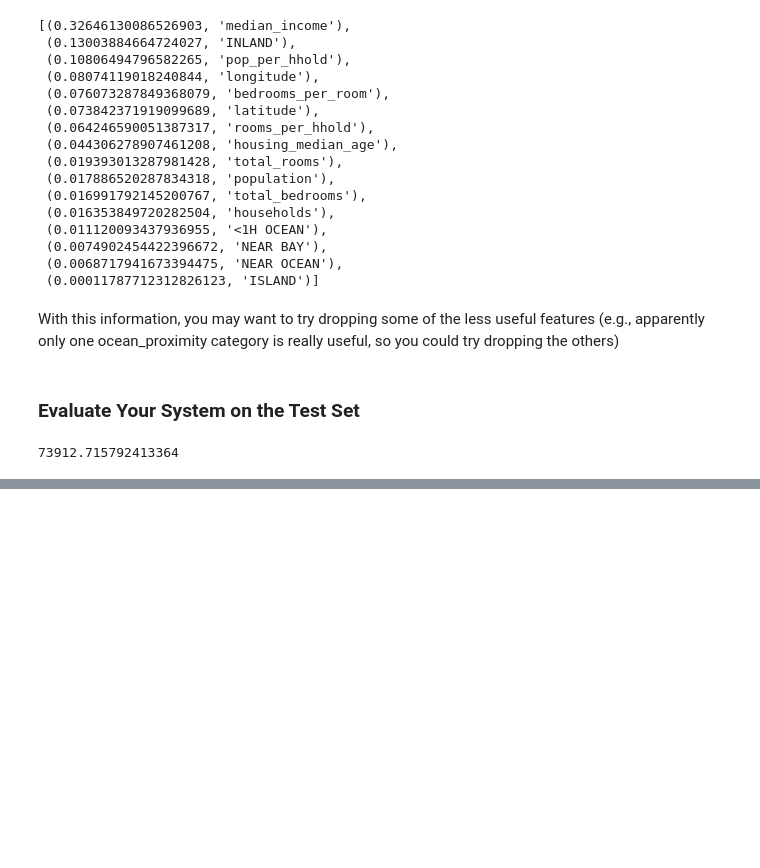
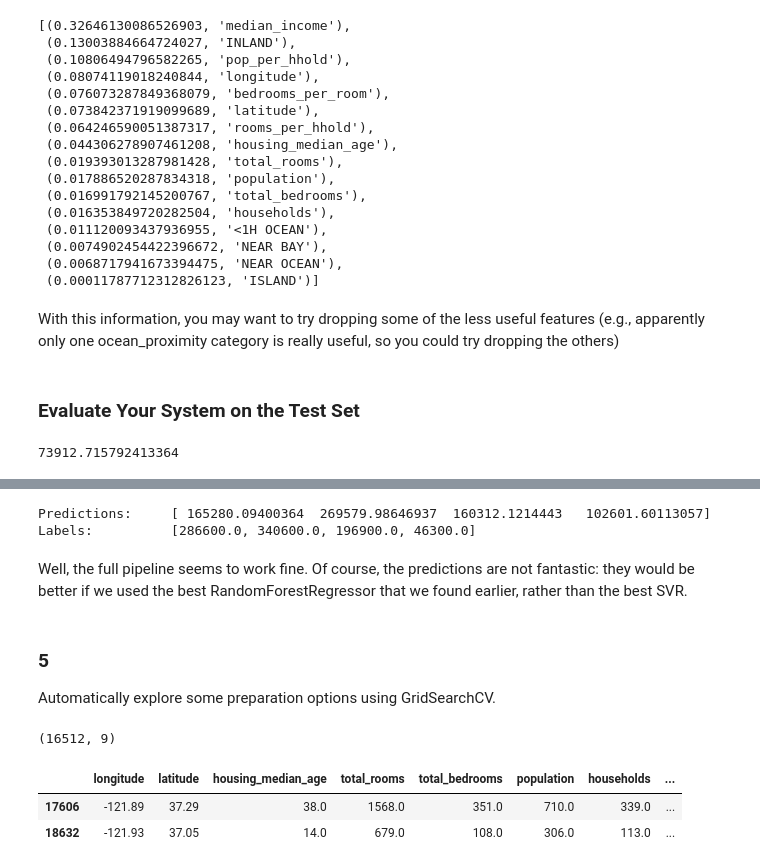
Before and after one commit to ozlerhakan/deep-learning-notes, a Jupyter notebook: Hands-On Machine Learning with Scikit-Learn and TensorFlow/2-end-to-end-machine-learning-project.ipynb, the cells around one changed output, grey strips where cells are left out. Saved outputs shown, nothing was run; the diff lists cells and outputs as text; code cells hidden in the pictures; blank space fills up the shorter version.

```diff
--- a/Hands-On Machine Learning with Scikit-Learn and TensorFlow/2-end-to-end-machine-learning-project.ipynb
+++ b/Hands-On Machine Learning with Scikit-Learn and TensorFlow/2-end-to-end-machine-learning-project.ipynb
@@ -907,0 +1165,15 @@ from sklearn.svm import SVR
+# %%
+from sklearn.base import BaseEstimator, TransformerMixin
+
+def indices_of_top_k(arr, k):
+    return np.sort(np.argpartition(np.array(arr), -k)[-k:])
+
+class TopFeatureSelector(BaseEstimator, TransformerMixin):
+    def __init__(self, feature_importances, k):
+        self.feature_importances = feature_importances
+        self.k = k
+    def fit(self, X, y=None):
+        self.feature_indices_ = indices_of_top_k(self.feature_importances, self.k)
+        return self
+    def transform(self, X):
+        return X[:, self.feature_indices_]
@@ -907,0 +1201,6 @@ from sklearn.svm import SVR
+# %%
+k=5
+preparation_and_feature_selection_pipeline = Pipeline([
+    ('preparation', full_pipeline),
+    ('feature_selection', TopFeatureSelector(feature_importances, k))
+])
@@ -907,0 +1234,8 @@ from sklearn.svm import SVR
+# %%
+prepare_select_and_predict_pipeline = Pipeline([
+    ('preparation', full_pipeline),
+    ('feature_selection', TopFeatureSelector(feature_importances, k)),
+    ('svm_reg', SVR(**grid__svr_search.best_params_))
+])
+# %%
+prepare_select_and_predict_pipeline.fit(housing, housing_labels)
@@ -907,0 +1248,25 @@ from sklearn.svm import SVR
+# %%
+some_data = housing.iloc[:4]
+some_labels = housing_labels.iloc[:4]
+
+print("Predictions:\t", prepare_select_and_predict_pipeline.predict(some_data))
+print("Labels:\t\t", list(some_labels))
+# %% [output]
+Predictions:     [ 165280.09400364  269579.98646937  160312.1214443   102601.60113057]
+Labels:          [286600.0, 340600.0, 196900.0, 46300.0]
+# %% [markdown]
+Well, the full pipeline seems to work fine. Of course, the predictions are not fantastic: they would be better if we used the best RandomForestRegressor that we found earlier, rather than the best SVR.
+# %% [markdown]
+### 5
+
+Automatically explore some preparation options using GridSearchCV.
+# %%
+housing.shape
+# %% [output]
+(16512, 9)
+# %%
+housing[:2]
+# %% [output]
+|  | longitude | latitude | housing_median_age | total_rooms | total_bedrooms | population | households | ... |
+| 17606 | -121.89 | 37.29 | 38.0 | 1568.0 | 351.0 | 710.0 | 339.0 | ... |
+| 18632 | -121.93 | 37.05 | 14.0 | 679.0 | 108.0 | 306.0 | 113.0 | ... |
```
Also changed, not shown: parts of 46 cells of this notebook.
